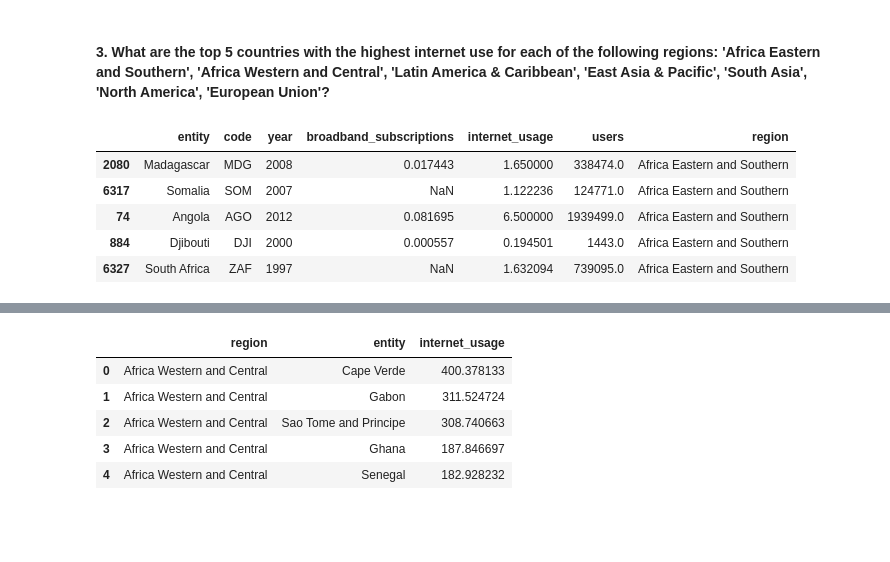
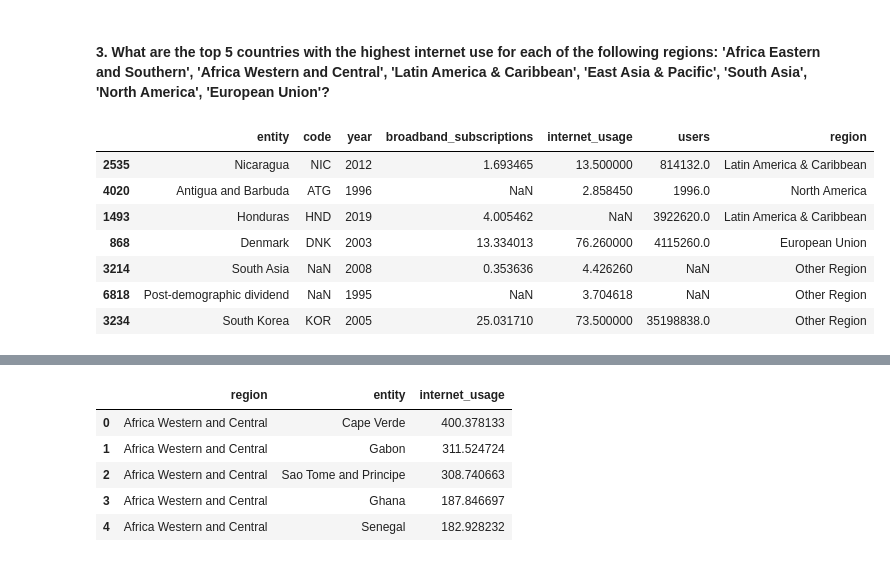
Before and after one commit to TelRich/World_Access_to_the_Internet, a Jupyter notebook: notebook.ipynb, the cells around one changed output, grey strips where cells are left out. Cells and saved outputs as stored; diff of their text form; code cells hidden in the pictures; blank space fills up the shorter version.

```diff
--- a/notebook.ipynb
+++ b/notebook.ipynb
@@ -546,16 +425,18 @@ EuropeanUnion = ['Albania', 'Andorra', 'Austria', 'Belgium', 'Bulgaria', 'Croati
 # %%
 conds = [all_table['entity'].isin(AfricaEastern_andSouthern), all_table['entity'].isin(AfricaWestern_andCentral), all_table['entity'].isin(LatinAmerica_andCaribbean),
          all_table['entity'].isin(EastAsia_andPacific), all_table['entity'].isin(SouthAsia), all_table['entity'].isin(NorthAmerica), all_table['entity'].isin(EuropeanUnion)]
 choices = ['Africa Eastern and Southern', 'Africa Western and Central', 'Latin America & Caribbean', 'East Asia & Pacific', 'South Asia', 'North America', 'European Union']
 all_table['region'] = np.select(conds, choices, 'Other Region')
-all_table[all_table['entity'].isin(AfricaEastern_andSouthern)].sample(5)
+all_table.sample(7)
 # %% [output]
 |  | entity | code | year | broadband_subscriptions | internet_usage | users | region |
-| 2080 | Madagascar | MDG | 2008 | 0.017443 | 1.650000 | 338474.0 | Africa Eastern and Southern |
-| 6317 | Somalia | SOM | 2007 | NaN | 1.122236 | 124771.0 | Africa Eastern and Southern |
-| 74 | Angola | AGO | 2012 | 0.081695 | 6.500000 | 1939499.0 | Africa Eastern and Southern |
-| 884 | Djibouti | DJI | 2000 | 0.000557 | 0.194501 | 1443.0 | Africa Eastern and Southern |
-| 6327 | South Africa | ZAF | 1997 | NaN | 1.632094 | 739095.0 | Africa Eastern and Southern |
+| 2535 | Nicaragua | NIC | 2012 | 1.693465 | 13.500000 | 814132.0 | Latin America & Caribbean |
+| 4020 | Antigua and Barbuda | ATG | 1996 | NaN | 2.858450 | 1996.0 | North America |
+| 1493 | Honduras | HND | 2019 | 4.005462 | NaN | 3922620.0 | Latin America & Caribbean |
+| 868 | Denmark | DNK | 2003 | 13.334013 | 76.260000 | 4115260.0 | European Union |
+| 3214 | South Asia | NaN | 2008 | 0.353636 | 4.426260 | NaN | Other Region |
+| 6818 | Post-demographic dividend | NaN | 1995 | NaN | 3.704618 | NaN | Other Region |
+| 3234 | South Korea | KOR | 2005 | 25.031710 | 73.500000 | 35198838.0 | Other Region |
 # %%
 top5 = all_table.groupby(['region', 'entity'], as_index=False)['internet_usage'].sum()
 top5 = top5.sort_values(['region', 'internet_usage'], ascending=False).groupby('entity').head()
```
Also changed, not shown: parts of 58 cells of this notebook, 1 other file.
